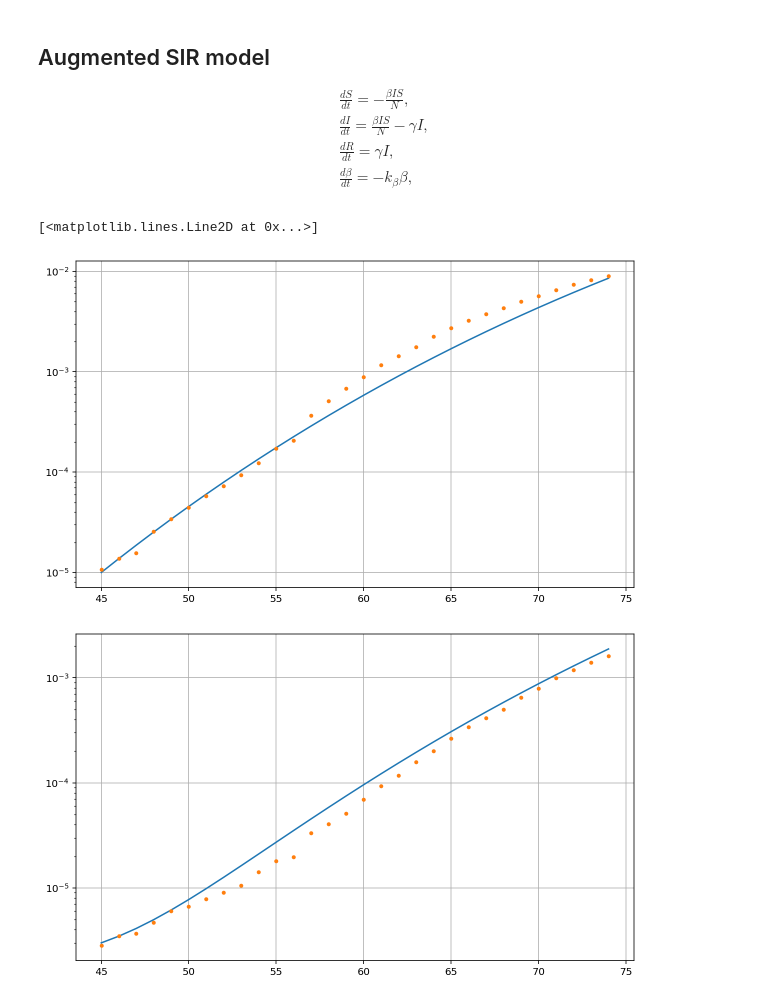
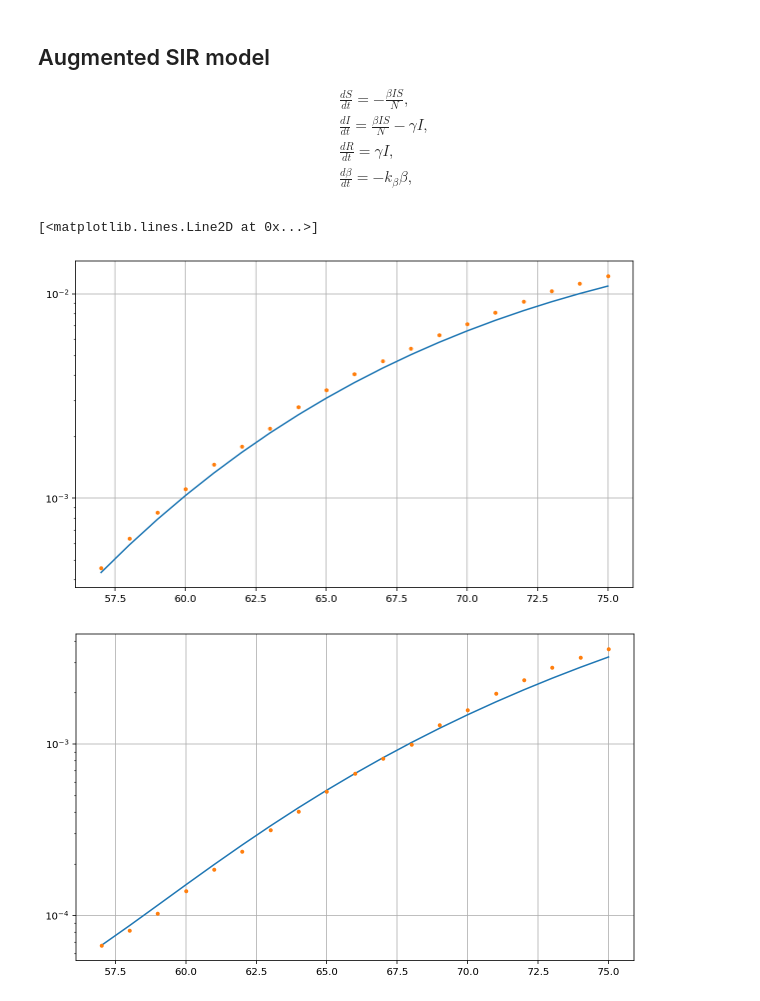
Before and after one commit to jonnydyer/covid-model, a Jupyter notebook: EnKF_US.ipynb, the cells around one changed output. Drawn from its saved outputs; the diff is of its cells as text; code cells hidden in the pictures.

```diff
--- a/EnKF_US.ipynb
+++ b/EnKF_US.ipynb
@@ -46,48 +62,48 @@ $$\begin{align}
 & \frac{d\beta}{dt} = -k_\beta \beta,
 \end{align}$$
 # %%
-t0 = 45
+t0 = 57
 tf = len(dataset[0,:])
-mortality = 0.02
+mortality = 0.01
 def sir(y, t, p):
     ds = -y[3] * y[0] * y[1]
     di = y[3] * y[0] * y[1] - y[4] * y[1]
     dr = y[4] * y[1]
     dbeta = -y[5] * y[3]
     dgamma = 0.
-    dkb = 0 * (1-y[5])
+    dkb = 0.
     #dmult = 0#-1e-8 * y[6]
     return [ds, di, dr, dbeta, dgamma, dkb]
 
 p = []
 # US
 
 N = 300e6
-i0 = 3000. / N
-r0 = 18 / mortality / N
-confirmed_ratio = 8
+i0 = 1.3e5 / N
+r0 = 200. / mortality / N
+confirmed_ratio = 10
 beta = 0.36
 gamma = 0.04
-kb = 2e-2
+kb = 6.0e-2
 t = np.arange(t0, tf)
 y = odeint(sir, t=t, y0=[1.-i0-r0, i0, r0, beta, gamma, kb],
            args=(p,), rtol=1e-8, )
 
 dataset_scaled = np.zeros_like(dataset, dtype=float)
 dataset_scaled[0, :] = dataset[0, :] * confirmed_ratio / N
 dataset_scaled[1, :] = dataset[1, :] / N / mortality
 
 plt.figure()
 plt.semilogy(t, y[:,1])
 plt.semilogy(range(t0, dataset_scaled.shape[1]), dataset_scaled[0, range(t0, dataset.shape[1])], '.')
 
 plt.figure()
 plt.semilogy(t, y[:,2])
 plt.semilogy(range(t0, dataset_scaled.shape[1]), dataset_scaled[1, range(t0, dataset.shape[1])], '.')
 # %% [output]
 [<matplotlib.lines.Line2D at 0x...>]
-[figure, old version]
+[figure, new version]
-[figure, old version]
+[figure, new version]
 # %%
 # Following https://arxiv.org/pdf/0901.3725.pdf
 
```
Also changed, not shown: parts of 4 cells of this notebook.
